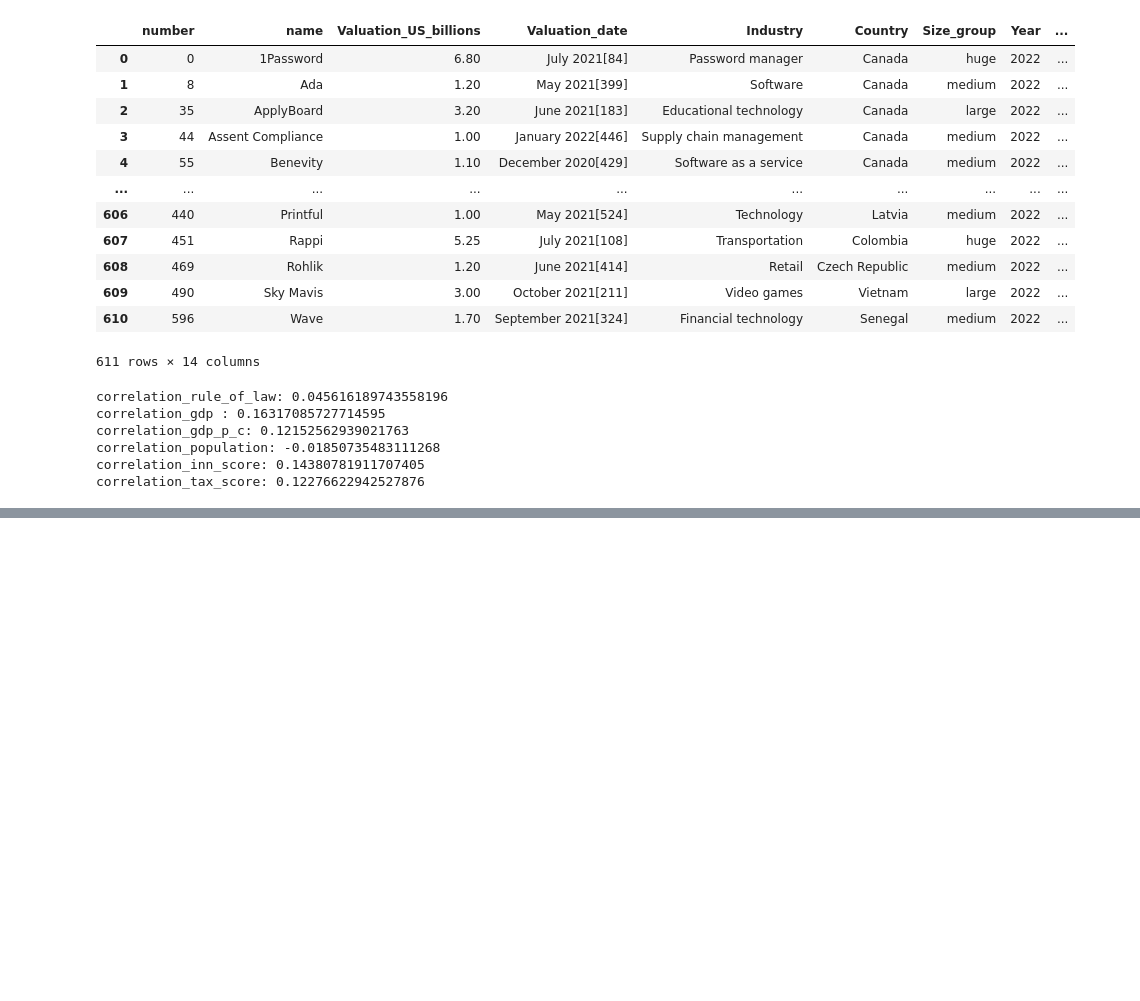
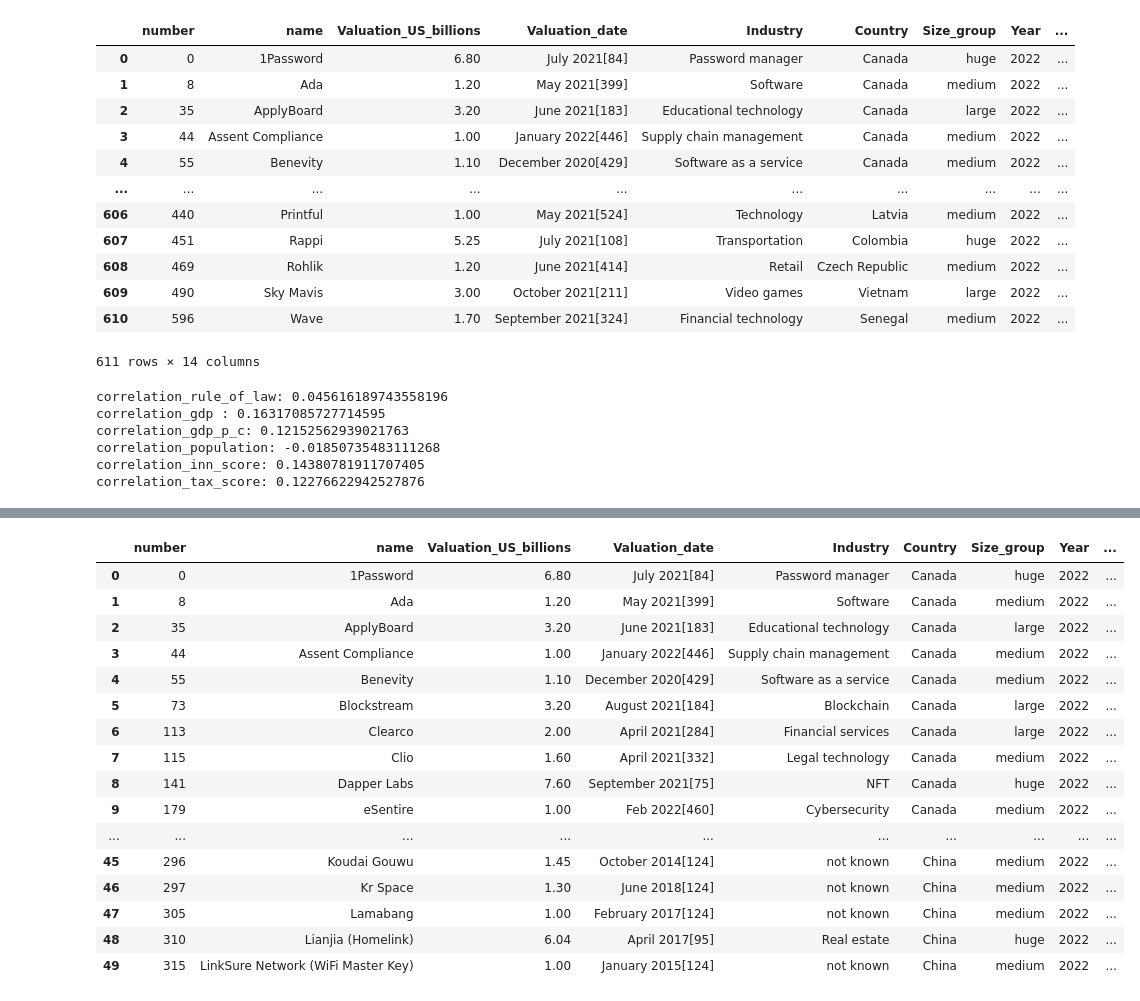
Before and after one commit to okravtsova123/ironhack_study, a Jupyter notebook: quest/startups/startups.ipynb, the cells around one changed output, grey strips where cells are left out. Saved outputs shown, nothing was run; the diff lists cells and outputs as text; code cells hidden in the pictures; blank space fills up the shorter version.

```diff
--- a/quest/startups/startups.ipynb
+++ b/quest/startups/startups.ipynb
@@ -270,0 +277,3 @@ correlation_tax_score: 0.12276622942527876
+# %%
+df1=full_table.loc[full_table['Innovation_Score'].to_numpy() != 0]
+df1
@@ -270,0 +294,65 @@ correlation_tax_score: 0.12276622942527876
+# %%
+industry_mapping = {
+    'Technology Software': ['Technology', 'Artificial intelligence', 'Software', 'Software development', 'Collaborative software',
+                            'Blockchain', 'Defense technology', 'Cybersecurity', 'Software as a service',
+                            'Messaging', 'NFT', 'Content management system', 'Ordering software for POS',
+                            'Identity verification service', 'Cloud software', 'Web development', 'Software industry',
+                            'Software company', 'Computer security', 'Nanotechnology', 'Developer platform', 'Aerospace',
+                            'Intellectual property', 'Legal technology', 'Application security', 'Online membership service',
+                            'Business intelligence', 'Computer software', 'Augmented Reality', 'Defense Technology'],
+    'Technology Infrastructure': ['Cloud', 'Data infrastructure', 'Cloud computing', 'Semiconductors', 'Electronics',
+                                  'Printing', 'Computer storage', 'Flexible electronics', 'Quantum computing',
+                                  'Batteries', 'Energy supply', 'WebOps'],
+    'Finance': ['Insurance', 'Financial technology', 'Financial services', 'Cryptocurrency',
+                              'Consumer finance', 'Mobile financial services', 'Venture capital', 'Marketing',
+                              'Accounting software', 'B2B e-commerce', 'Finance', 'Identity management',
+                              'Financial software', 'Advertising technology', 'Fraud prevention', 'Fintech',
+                              'Financial Technology','Personal finance'],
+    'Data Analytics': ['Mobile marketing analytics', 'Database management',
+                       'Data governance', 'Data analytics', 'Cloud security', 'Data storage', 'Analytics'],
+    'Retail and Food': ['Marketplace', 'E-commerce', 'Retail', 'E-commerce, movie ticket distributor',
+                           'Ghost kitchen', 'Meal kit', 'Real estate technology', 'Sales', 'Coffee shop',
+                           'Agriculture, E-commerce', 'Fashion, Retail', 'E-Commerce'],
+    'HR and Education': ['Education', 'Educational technology', 'Human resource management', 'HR technology',
+                       'Management consulting', 'Productivity software', 'Workforce management', 'CRM',
+                       'Hospitality', 'Education technology', 'Education Technology'],
+    'Transport and Robots': ['Electric vehicles', 'Self-driving cars', 'Robotic process automation',
+                             'Transportation', 'Automotive', 'Robotics', 'Trucking', '3D printing',
+                             'Self-driving trucks', 'Car sharing'],
+    'Healthcare': ['Health technology', 'Healthcare', 'Drug discovery', 'Digital health', 'Fitness',
+                   'Sportswear', 'Cosmetics', 'Health care', 'Health', 'Biotechnology', 'Wearable technology',
+                   'Pharmaceuticals', 'Personal care', 'Fashion', 'Food technology', 'Pharmaceutical',
+                   'Waste management', 'Nanopore sequencing'],
+    'Communications': ['Mobile internet', 'Telecommunications', 'Internet', 'Social network',
+                       'VPN service', 'Cloud communications', 'Network security'],
+    'Logistics': ['Supply chain management', 'Logistics', 'Food delivery', 'E-commerce, Food delivery',
+                  'Consumer packaged goods', 'Food packaging, Logistics'],
+    'Media and Fun': ['Media', 'Music', 'Video games', 'Mobile gaming', 'Digital media', 'Travel',
+                      'Cannabis', 'Fantasy sports', 'Augmented reality', 'Mass media', 'Gaming',
+                      'Electronic cigarettes', 'Internet media', 'Blockchain gaming', 'Electronic Cigarettes', 'Virtual events'],
+    'Real Estate': ['Interior design', 'Real estate', 'Furniture', 'Virtual event', 'Architecture',
+                    'Building services engineering', 'Energy', 'Property technology', 'Home improvement',
+                    'Consumer electronics', 'Graphic design', 'Real Estate']
+}
+
+df1['Industry_type'] = df1['Industry'].apply(lambda x: next((key for key, value in industry_mapping.items() if x in value), None))
+
+df1.head(50)
+# %% [output]
+|  | number | name | Valuation_US_billions | Valuation_date | Industry | Country | Size_group | Year | ... |
+| 0 | 0 | 1Password | 6.80 | July 2021[84] | Password manager | Canada | huge | 2022 | ... |
+| 1 | 8 | Ada | 1.20 | May 2021[399] | Software | Canada | medium | 2022 | ... |
+| 2 | 35 | ApplyBoard | 3.20 | June 2021[183] | Educational technology | Canada | large | 2022 | ... |
+| 3 | 44 | Assent Compliance | 1.00 | January 2022[446] | Supply chain management | Canada | medium | 2022 | ... |
+| 4 | 55 | Benevity | 1.10 | December 2020[429] | Software as a service | Canada | medium | 2022 | ... |
+| 5 | 73 | Blockstream | 3.20 | August 2021[184] | Blockchain | Canada | large | 2022 | ... |
+| 6 | 113 | Clearco | 2.00 | April 2021[284] | Financial services | Canada | large | 2022 | ... |
+| 7 | 115 | Clio | 1.60 | April 2021[332] | Legal technology | Canada | medium | 2022 | ... |
+| 8 | 141 | Dapper Labs | 7.60 | September 2021[75] | NFT | Canada | huge | 2022 | ... |
+| 9 | 179 | eSentire | 1.00 | Feb 2022[460] | Cybersecurity | Canada | medium | 2022 | ... |
+| ... | ... | ... | ... | ... | ... | ... | ... | ... | ... |
+| 45 | 296 | Koudai Gouwu | 1.45 | October 2014[124] | not known | China | medium | 2022 | ... |
+| 46 | 297 | Kr Space | 1.30 | June 2018[124] | not known | China | medium | 2022 | ... |
+| 47 | 305 | Lamabang | 1.00 | February 2017[124] | not known | China | medium | 2022 | ... |
+| 48 | 310 | Lianjia (Homelink) | 6.04 | April 2017[95] | Real estate | China | huge | 2022 | ... |
+| 49 | 315 | LinkSure Network (WiFi Master Key) | 1.00 | January 2015[124] | not known | China | medium | 2022 | ... |
```
Also changed, not shown: parts of 4 cells of this notebook, 7 other files.
